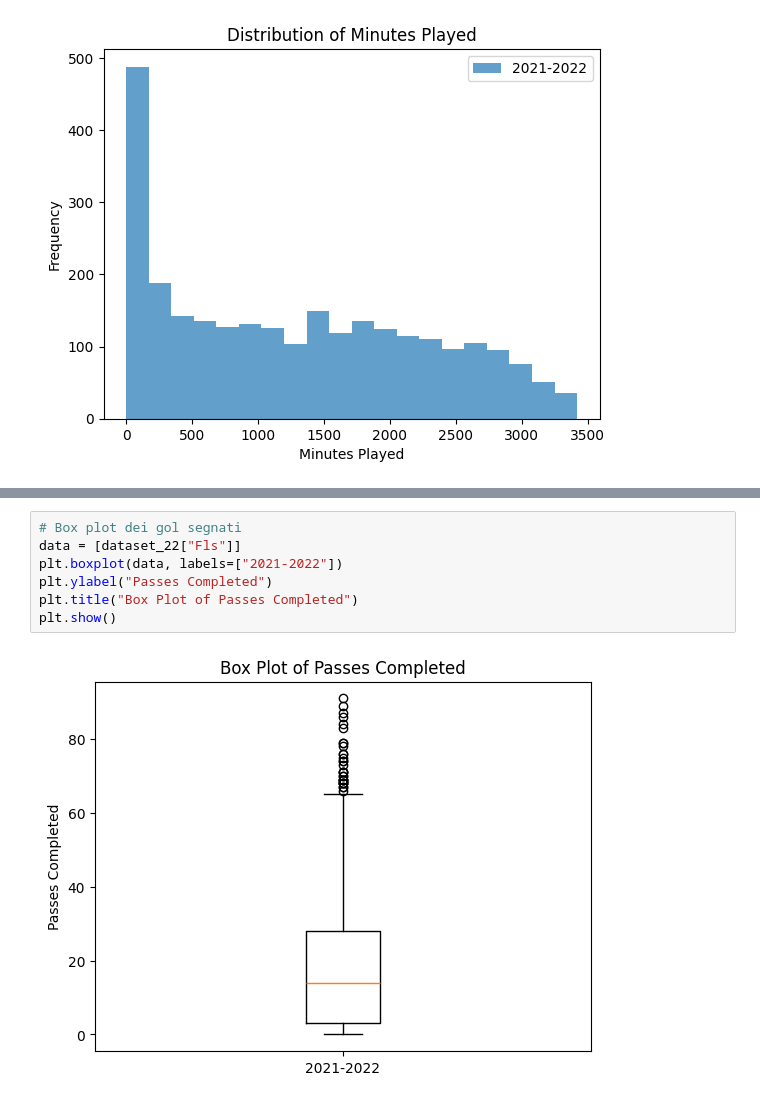
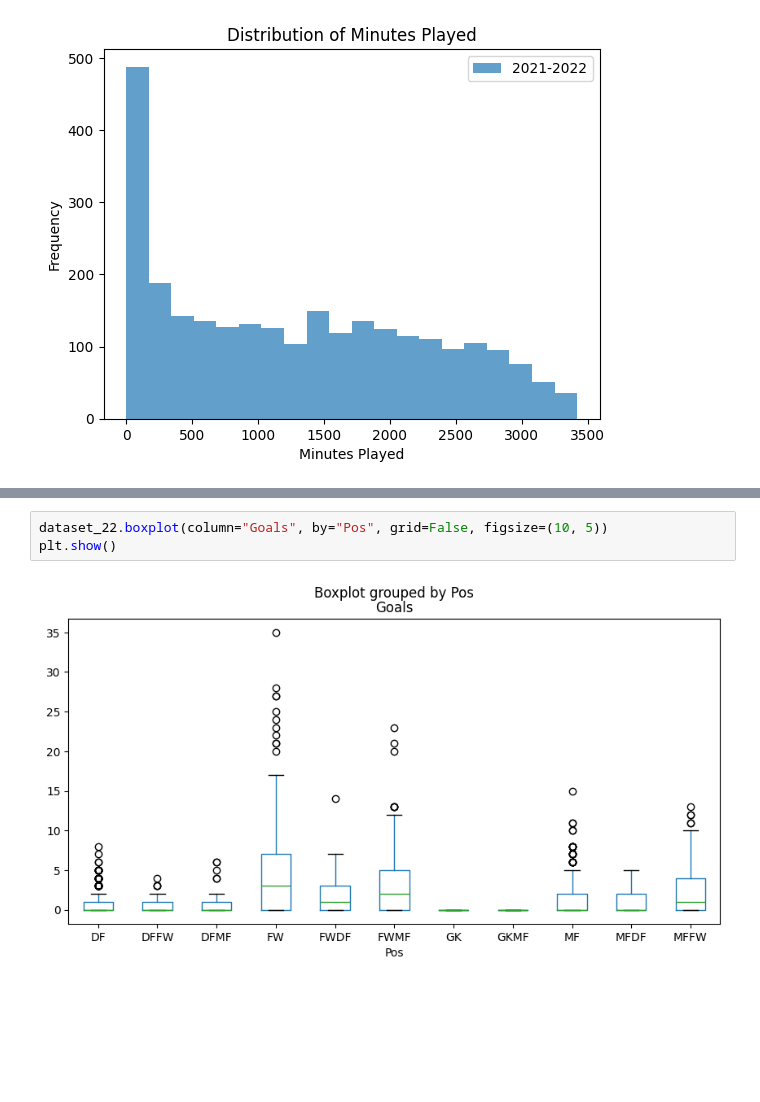
Before and after one commit to Mammew/proj_IDS, a Jupyter notebook: notebook.ipynb, the cells around one changed output, grey strips where cells are left out. Saved outputs shown, nothing was run; the diff lists cells and outputs as text; blank space fills up the shorter version.

```diff
--- a/notebook.ipynb
+++ b/notebook.ipynb
@@ -128,9 +141,5 @@ plt.show()
 # %%
-# Box plot dei gol segnati
-data = [dataset_22["Fls"]]
-plt.boxplot(data, labels=["2021-2022"])
-plt.ylabel("Passes Completed")
-plt.title("Box Plot of Passes Completed")
+dataset_22.boxplot(column="Goals", by="Pos", grid=False, figsize=(10, 5))
 plt.show()
 # %% [output]
-[figure, old version]
+[figure, new version]
```
Also changed, not shown: parts of 6 cells of this notebook.
